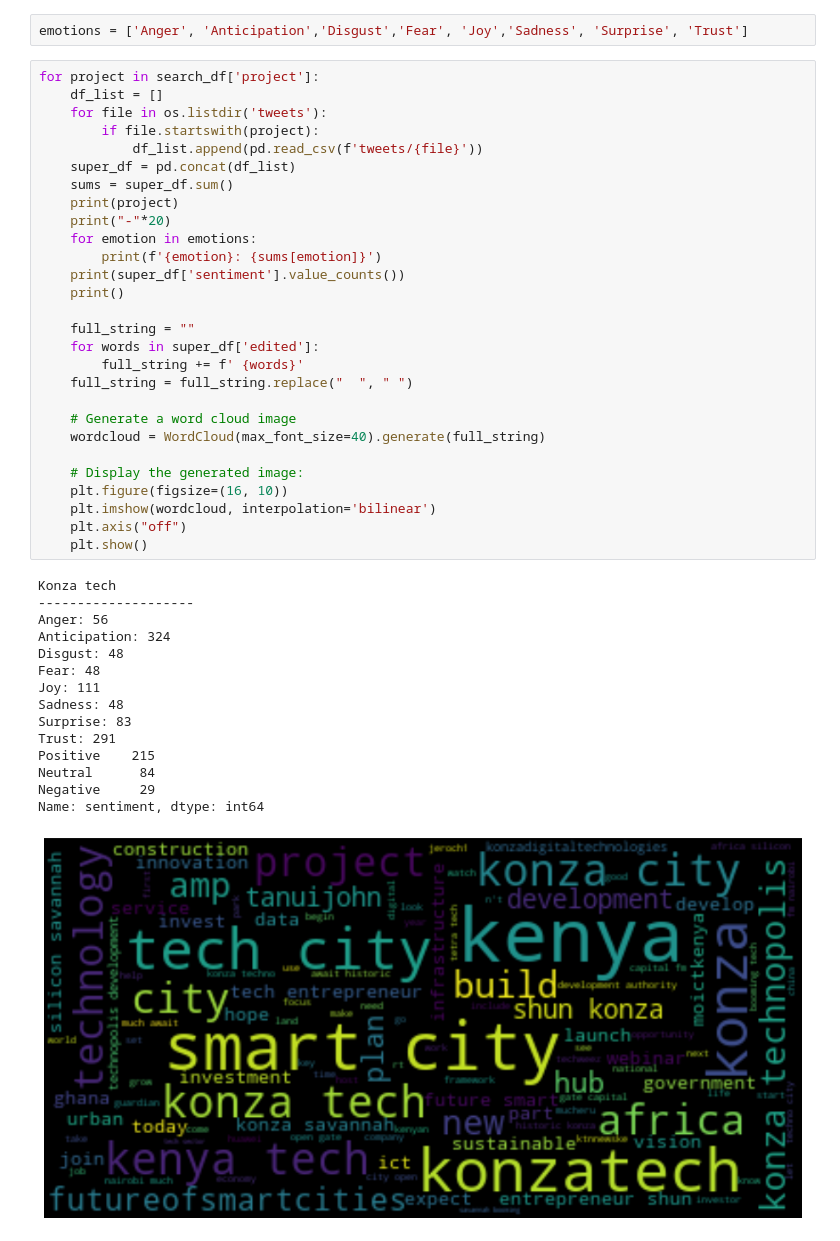
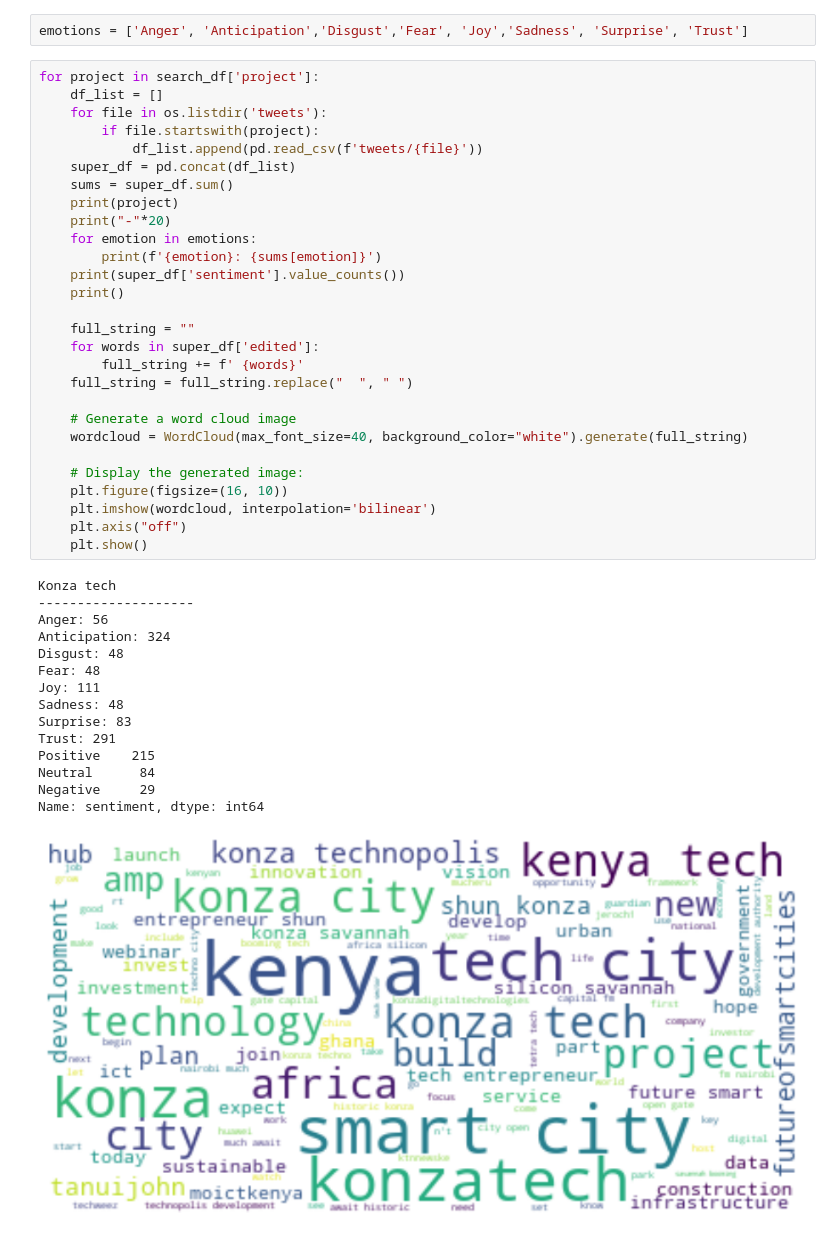
Before and after one commit to KayO-GH/smartcity-africa-sentiments, a Jupyter notebook: v3/WordCounter.ipynb, the cells around one changed output. Cells and saved outputs as stored; diff of their text form.

Commit message:
Set background color to white for wordclouds

```diff
--- a/v3/WordCounter.ipynb
+++ b/v3/WordCounter.ipynb
@@ -30,35 +30,35 @@ for project in search_df['project']:
     print(super_df['sentiment'].value_counts())
     print()
 
     full_string = ""
     for words in super_df['edited']:
         full_string += f' {words}'
     full_string = full_string.replace("  ", " ")
 
     # Generate a word cloud image
-    wordcloud = WordCloud(max_font_size=40).generate(full_string)
+    wordcloud = WordCloud(max_font_size=40, background_color="white").generate(full_string)
 
     # Display the generated image:
     plt.figure(figsize=(16, 10))
     plt.imshow(wordcloud, interpolation='bilinear')
     plt.axis("off")
     plt.show()
 # %% [output]
 Konza tech
 --------------------
 Anger: 56
 Anticipation: 324
 Disgust: 48
 Fear: 48
 Joy: 111
 Sadness: 48
 Surprise: 83
 Trust: 291
 Positive    215
 Neutral      84
 Negative     29
 Name: sentiment, dtype: int64
-[figure, old version]
+[figure, new version]
 Eko Atlantic
 --------------------
 Anger: 292.0
```
Also changed, not shown: parts of 1 cell of this notebook.
